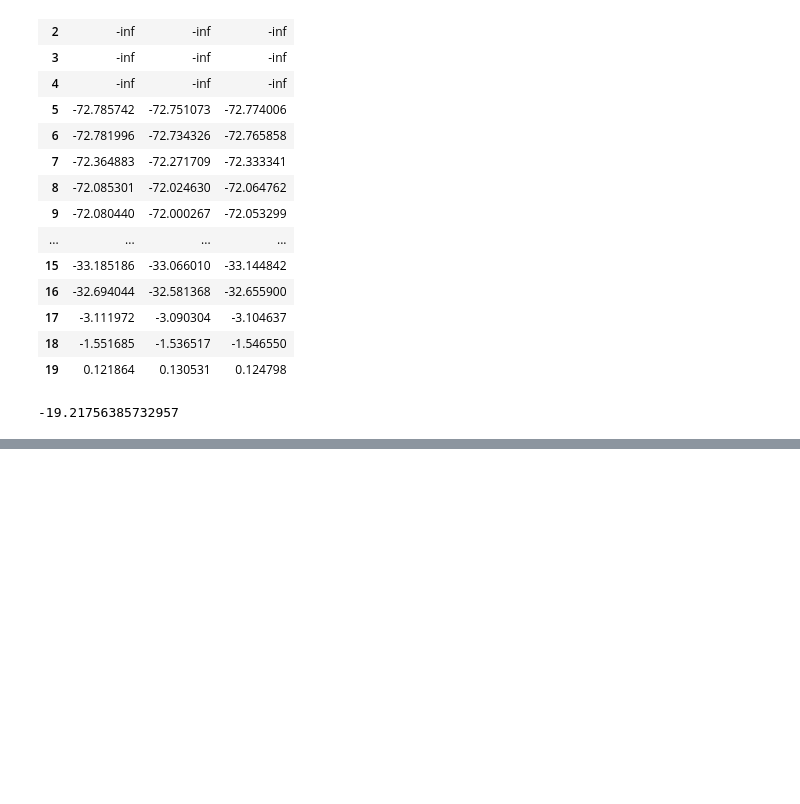
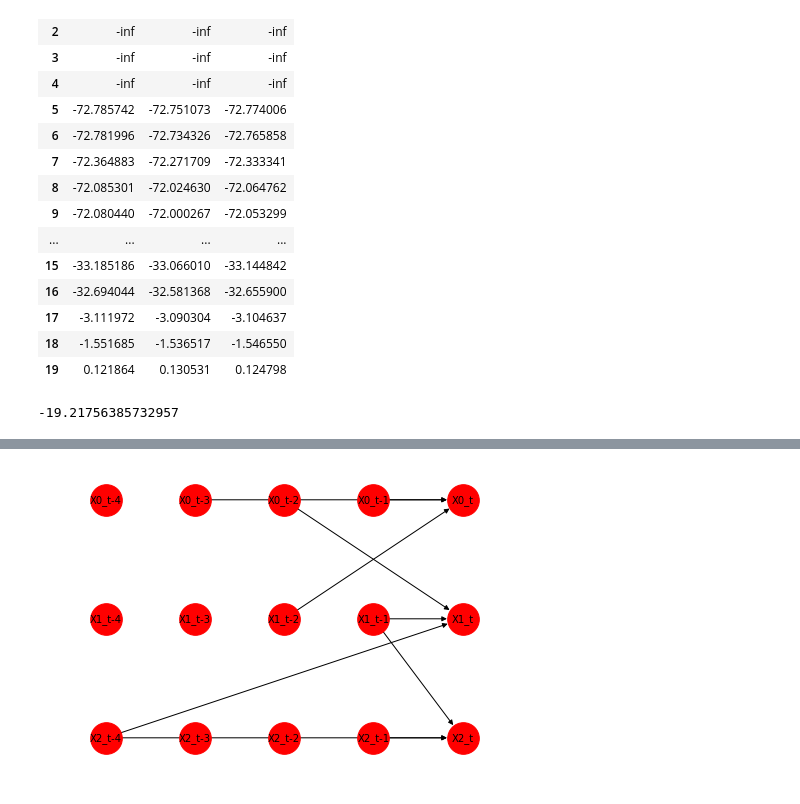
Before and after one commit to danthe96/CIoTS, a Jupyter notebook: simple_test.ipynb, the cells around one changed output, grey strips where cells are left out. Cells and saved outputs as stored; diff of their text form; code cells hidden in the pictures; blank space fills up the shorter version.

Commit message:
autocorrelation (#18)
* autocorrelation

* fix coefficients

* Fix lint errors

```diff
--- a/simple_test.ipynb
+++ b/simple_test.ipynb
@@ -111,0 +118,7 @@ graph_model.information_criterion('bic')
+# %%
+generator = CausalTSGenerator(dimensions=dimensions, max_p=max_p, data_length=10000,
+                              incoming_edges=incoming_edges, autocorrelation=0.5)
+ts = generator.generate()
+generator.draw_graph()
+# %% [output]
+[figure, added]
```
Also changed, not shown: parts of 1 cell of this notebook, 1 other file.
